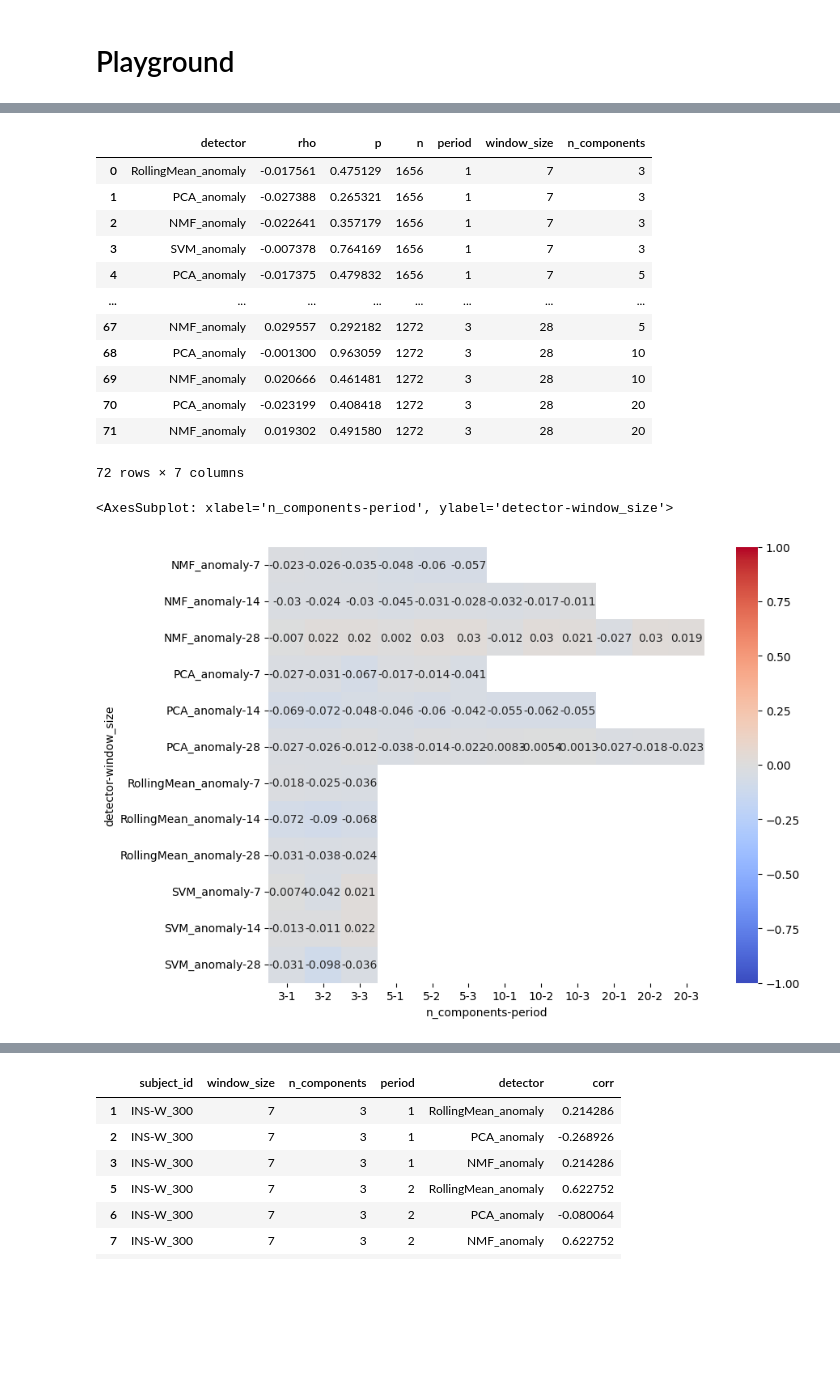
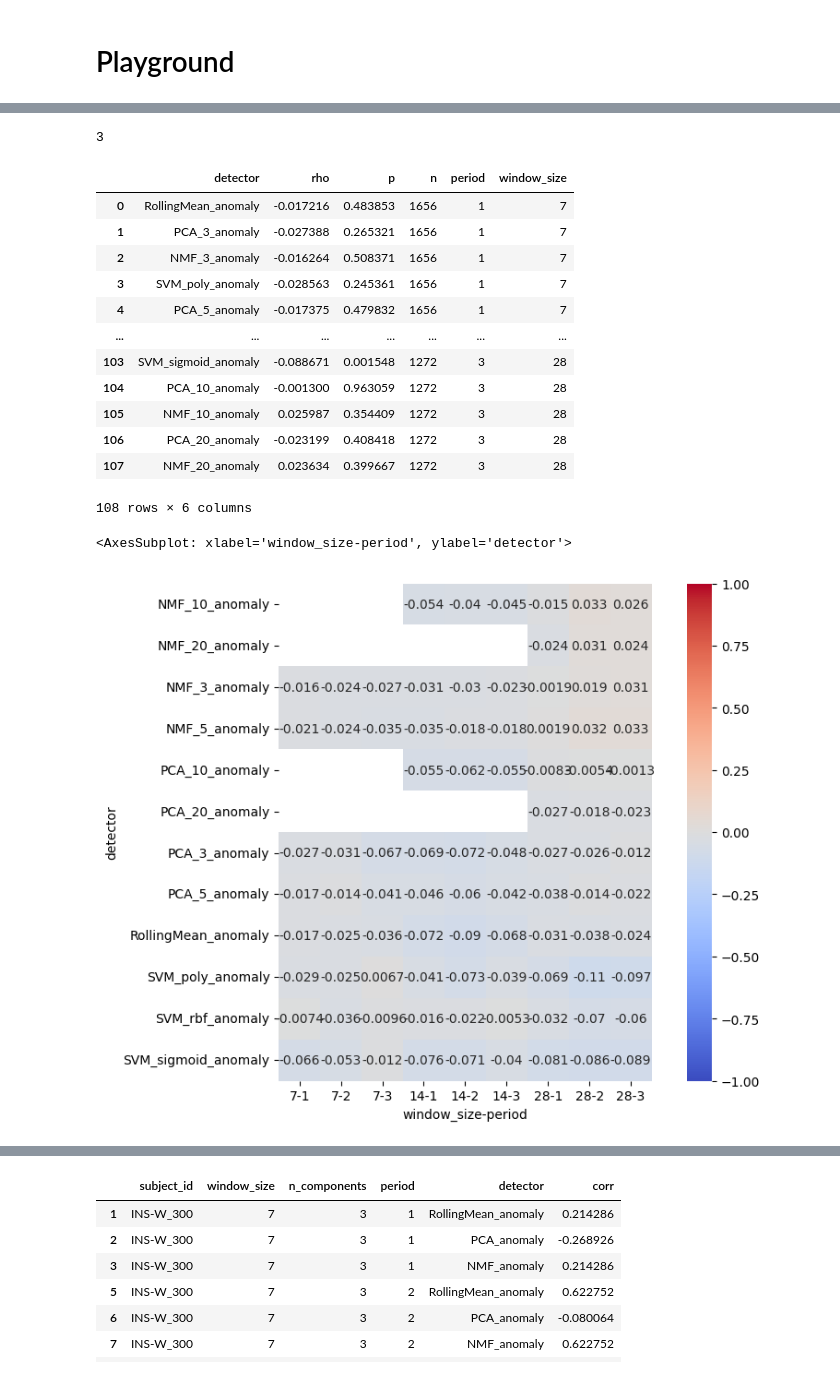
Before and after one commit to akre96/mhealth_anomaly_detection, a Jupyter notebook: notebooks/import_GLOBEM.ipynb, the cells around one changed output, grey strips where cells are left out. Drawn from its saved outputs; the diff is of its cells as text; code cells hidden in the pictures; blank space fills up the shorter version.

Commit message:
Debugged globem initial experiments, added missingness indicator to GLOBEM data

```diff
--- a/notebooks/import_GLOBEM.ipynb
+++ b/notebooks/import_GLOBEM.ipynb
@@ -424,6 +424,6 @@ p_map(
 # %% [markdown]
 # Playground
 # %%
-phq_anomalies = pd.read_csv('../cache/GLOBEM-2_exp04.csv')
-phq_anomalies
+anomalies_detected = pd.read_csv('../cache/GLOBEM-2_exp04_intermediate.csv')
+anomalies_detected
 # %% [output]
@@ -442,0 +443,12 @@ phq_anomalies
+# %%
+ps = []
+for period in [1, 2, 3]:
+    for window_size, ad_df in anomalies_detected.groupby('window_size'):
+        p_df = dataset.get_phq_periods(
+            ad_df,
+            features,
+            period=period
+        )
+        p_df['window_size'] = window_size
+        p_df['period'] = period
+        ps.append(p_df)
@@ -442,0 +459,3 @@ phq_anomalies
+# %%
+res = pd.concat(ps)
+res.subject_id.nunique()
@@ -443,9 +513,12 @@ phq_anomalies
+# %%
+res.period.nunique()
+# %% [output]
+3
 # %%
 import scipy.stats as stats
 info_cols = [
     'period',
     'window_size',
-    'n_components',
 ]
 corr_dict = {
     'detector': [],
@@ -456,58 +529,57 @@ corr_dict = {
         inf: [] for inf in info_cols
     }
 }
-for info, i_df in phq_anomalies.groupby(info_cols):
+for info, i_df in res.groupby(info_cols):
     for d in anomaly_detector_cols:
         n = i_df[[d, 'phq_change']].dropna().shape[0]
         rho, p = stats.spearmanr(
             i_df[d],
             i_df['phq_change']
         )
-        if not np.isnan(p):
-            corr_dict['detector'].append(d)
-            for i in range(len(info_cols)):
-                corr_dict[info_cols[i]].append(info[i])
-            corr_dict['n'].append(n)
-            corr_dict['rho'].append(rho)
-            corr_dict['p'].append(p)
+        corr_dict['detector'].append(d)
+        for i in range(len(info_cols)):
+            corr_dict[info_cols[i]].append(info[i])
+        corr_dict['n'].append(n)
+        corr_dict['rho'].append(rho)
+        corr_dict['p'].append(p)
 corr = pd.DataFrame(corr_dict)
 corr
 # %% [output]
-|  | detector | rho | p | n | period | window_size | n_components |
-| 0 | RollingMean_anomaly | -0.017561 | 0.475129 | 1656 | 1 | 7 | 3 |
-| 1 | PCA_anomaly | -0.027388 | 0.265321 | 1656 | 1 | 7 | 3 |
-| 2 | NMF_anomaly | -0.022641 | 0.357179 | 1656 | 1 | 7 | 3 |
-| 3 | SVM_anomaly | -0.007378 | 0.764169 | 1656 | 1 | 7 | 3 |
-| 4 | PCA_anomaly | -0.017375 | 0.479832 | 1656 | 1 | 7 | 5 |
-| ... | ... | ... | ... | ... | ... | ... | ... |
-| 67 | NMF_anomaly | 0.029557 | 0.292182 | 1272 | 3 | 28 | 5 |
-| 68 | PCA_anomaly | -0.001300 | 0.963059 | 1272 | 3 | 28 | 10 |
-| 69 | NMF_anomaly | 0.020666 | 0.461481 | 1272 | 3 | 28 | 10 |
-| 70 | PCA_anomaly | -0.023199 | 0.408418 | 1272 | 3 | 28 | 20 |
-| 71 | NMF_anomaly | 0.019302 | 0.491580 | 1272 | 3 | 28 | 20 |
+|  | detector | rho | p | n | period | window_size |
+| 0 | RollingMean_anomaly | -0.017216 | 0.483853 | 1656 | 1 | 7 |
+| 1 | PCA_3_anomaly | -0.027388 | 0.265321 | 1656 | 1 | 7 |
+| 2 | NMF_3_anomaly | -0.016264 | 0.508371 | 1656 | 1 | 7 |
+| 3 | SVM_poly_anomaly | -0.028563 | 0.245361 | 1656 | 1 | 7 |
+| 4 | PCA_5_anomaly | -0.017375 | 0.479832 | 1656 | 1 | 7 |
+| ... | ... | ... | ... | ... | ... | ... |
+| 103 | SVM_sigmoid_anomaly | -0.088671 | 0.001548 | 1272 | 3 | 28 |
+| 104 | PCA_10_anomaly | -0.001300 | 0.963059 | 1272 | 3 | 28 |
+| 105 | NMF_10_anomaly | 0.025987 | 0.354409 | 1272 | 3 | 28 |
+| 106 | PCA_20_anomaly | -0.023199 | 0.408418 | 1272 | 3 | 28 |
+| 107 | NMF_20_anomaly | 0.023634 | 0.399667 | 1272 | 3 | 28 |
-72 rows × 7 columns
+108 rows × 6 columns
 # %%
-corr_table = corr.pivot_table(
-    index=['detector', 'window_size'],
-    columns=['n_components', 'period'],
+corr_table = corr.sort_values(by='detector').pivot_table(
+    index='detector',
+    columns=['window_size', 'period'],
     values='rho',
     aggfunc='median'
 )
 hm_size = (10, 7)
 fig, ax = plt.subplots(figsize=hm_size)
 sns.heatmap(
     corr_table,
     center=0,
     vmin=-1,
     vmax=1,
     square=True,
     annot=True,
     cmap='coolwarm',
     ax=ax
 )
 # %% [output]
-<AxesSubplot: xlabel='n_components-period', ylabel='detector-window_size'>
+<AxesSubplot: xlabel='window_size-period', ylabel='detector'>
-[figure, old version]
+[figure, new version]
 # %%
 for p, p_df in corr.groupby('period'):
     fig, ax = plt.subplots(figsize=(5,7))
```
Also changed, not shown: parts of 10 cells of this notebook, 7 other files.
